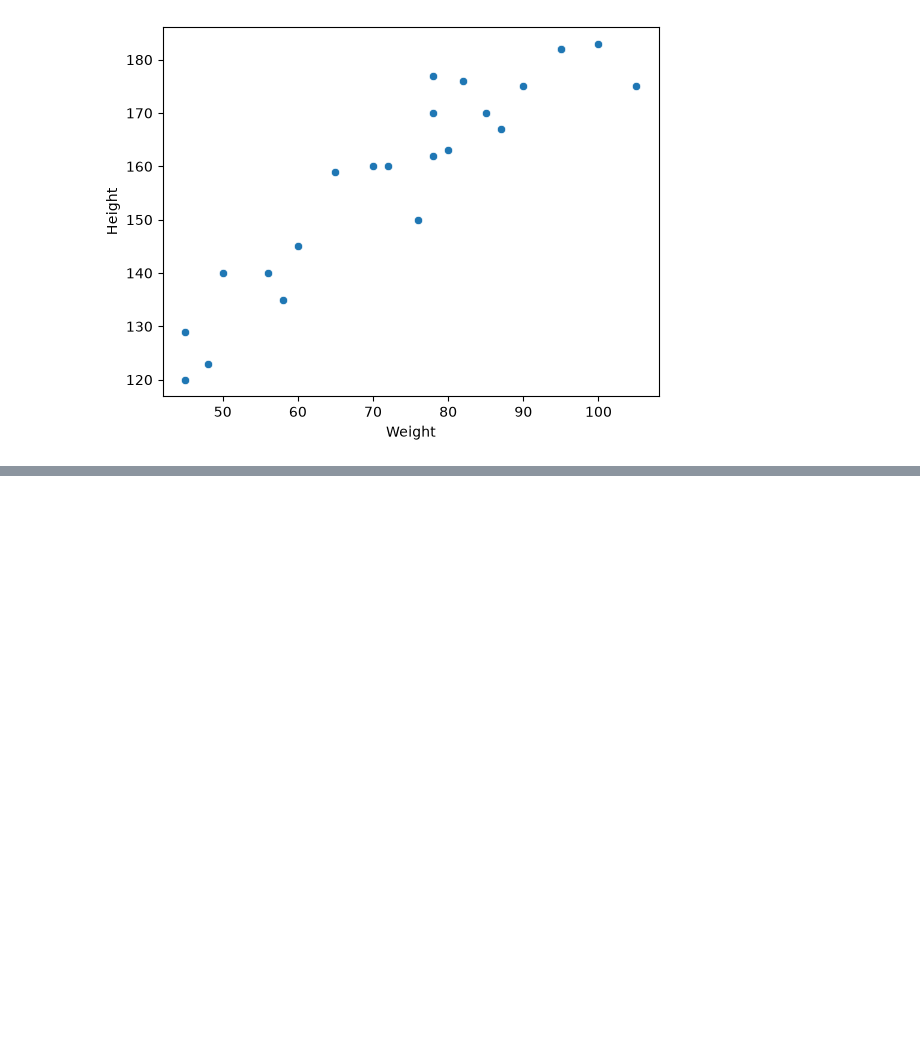
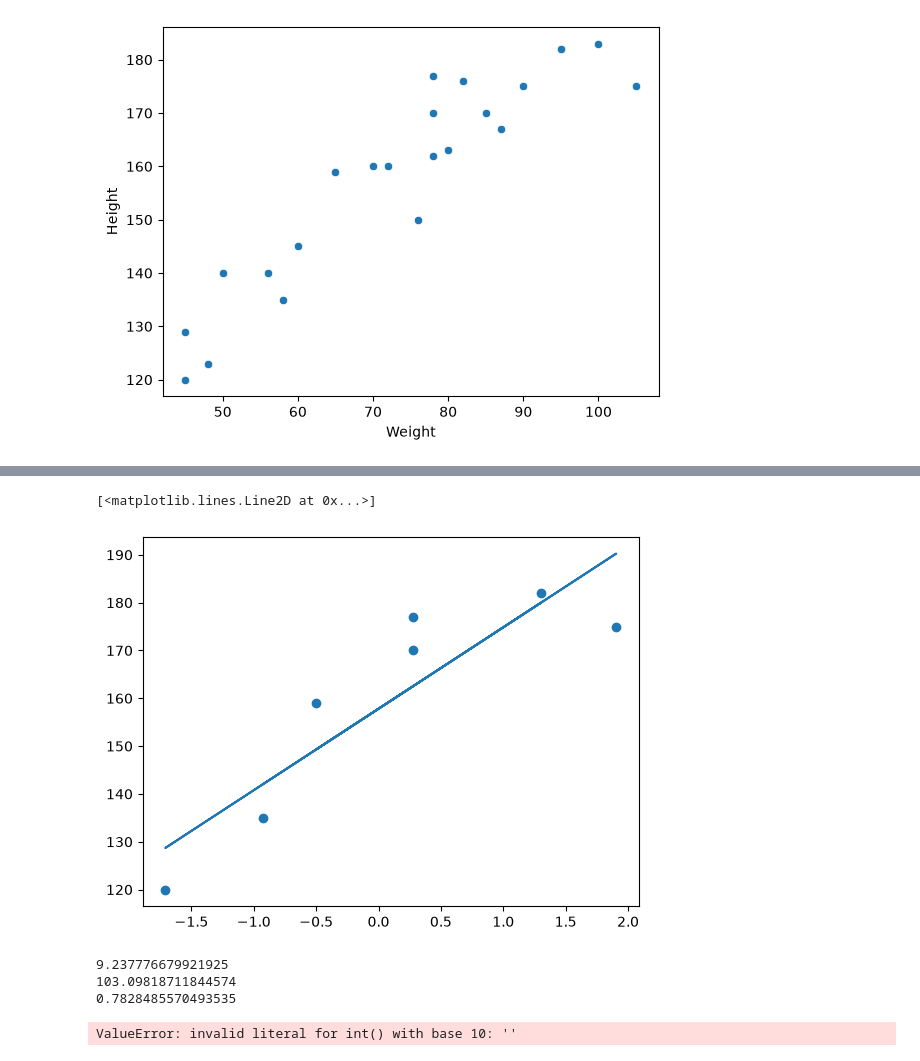
Before and after one commit to aryanchauhan0276/Machine-Learning-Practice, a Jupyter notebook: Supervised Learning/EndtoEndLinear/SimpleLinear.ipynb, the cells around one changed output, grey strips where cells are left out. Cells and saved outputs as stored; diff of their text form; code cells hidden in the pictures; blank space fills up the shorter version.

```diff
--- a/Supervised Learning/EndtoEndLinear/SimpleLinear.ipynb
+++ b/Supervised Learning/EndtoEndLinear/SimpleLinear.ipynb
@@ -146,0 +131,6 @@ LinearRegression()
+# %%
+plt.scatter(X_test,Y_test)
+plt.plot(X_test,Linear.predict(X_test))
+# %% [output]
+[<matplotlib.lines.Line2D at 0x...>]
+[figure, added]
@@ -146,0 +143,8 @@ LinearRegression()
+# %%
+print(MAE)
+print(MSE)
+print(r2)
+# %% [output]
+9.237776679921925
+103.09818711844574
+0.7828485570493535
@@ -146,0 +157,5 @@ LinearRegression()
+# %%
+new_weight=int(input("Enter the value"))
+final(new_weight)
+# %% [output]
+ValueError: invalid literal for int() with base 10: ''
```
Also changed, not shown: parts of 10 cells of this notebook, 1 other file.
